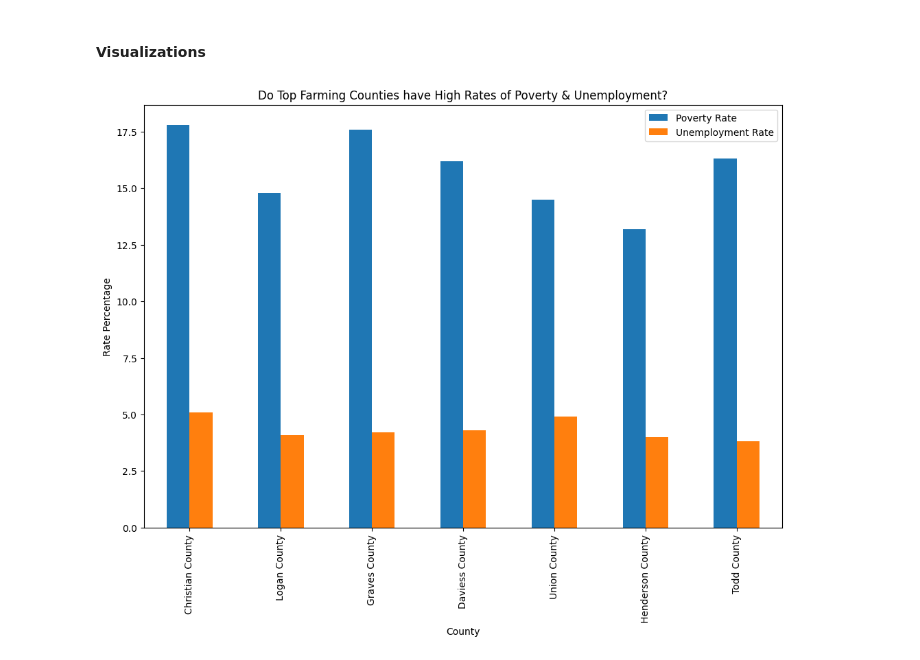
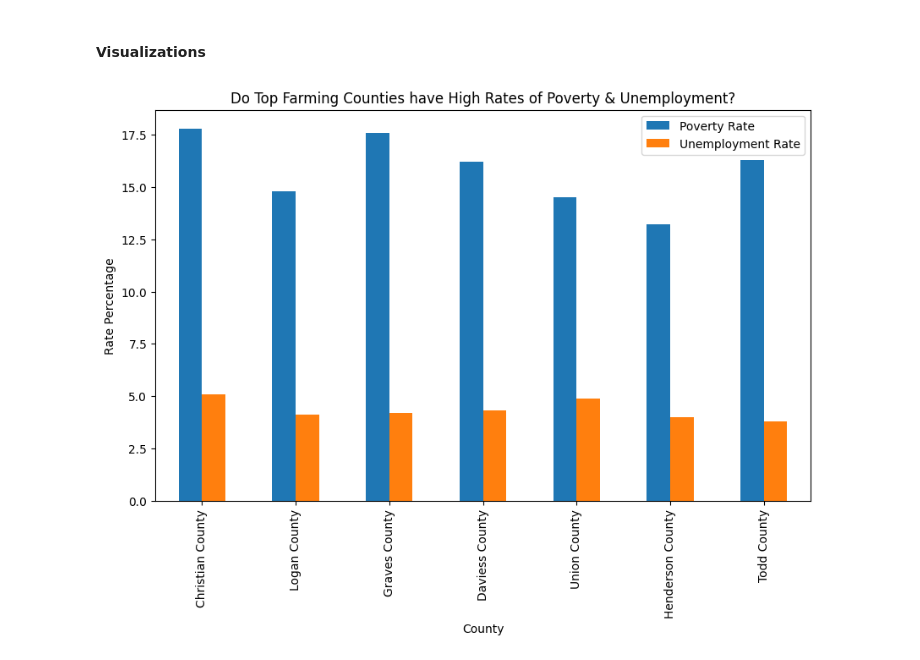
Before and after one commit to reppenp/ky_rural_analyis, a Jupyter notebook: workbooks/ky_rural_notebook.ipynb, the cells around one changed output. Drawn from its saved outputs; the diff is of its cells as text; code cells hidden in the pictures.

Commit message:
fixed saving charts commit

```diff
--- a/workbooks/ky_rural_notebook.ipynb
+++ b/workbooks/ky_rural_notebook.ipynb
@@ -753,13 +753,13 @@ bot7_poverty_cty
 # %%
 # Comparing Poverty Rates and Unemployment Rates for the Top 7 Farming Counties
 
-top7_rural_cty.plot.bar(x="County", y=["Poverty Rate", "Unemployment Rate"], figsize=(12,8),
+top7_rural_cty.plot.bar(x="County", y=["Poverty Rate", "Unemployment Rate"], figsize=(10,6),
                         title="Do Top Farming Counties have High Rates of Poverty & Unemployment?",
                         ylabel="Rate Percentage")
 
 plt.savefig('../plots/Top Farming Counties Poverty and Unemployment Rates')
 # %% [output]
-[figure, old version]
+[figure, new version]
 # %%
 
 fig, ax1 = plt.subplots(figsize=(10, 6))
```
Also changed, not shown: parts of 3 cells of this notebook, 3 other files.
